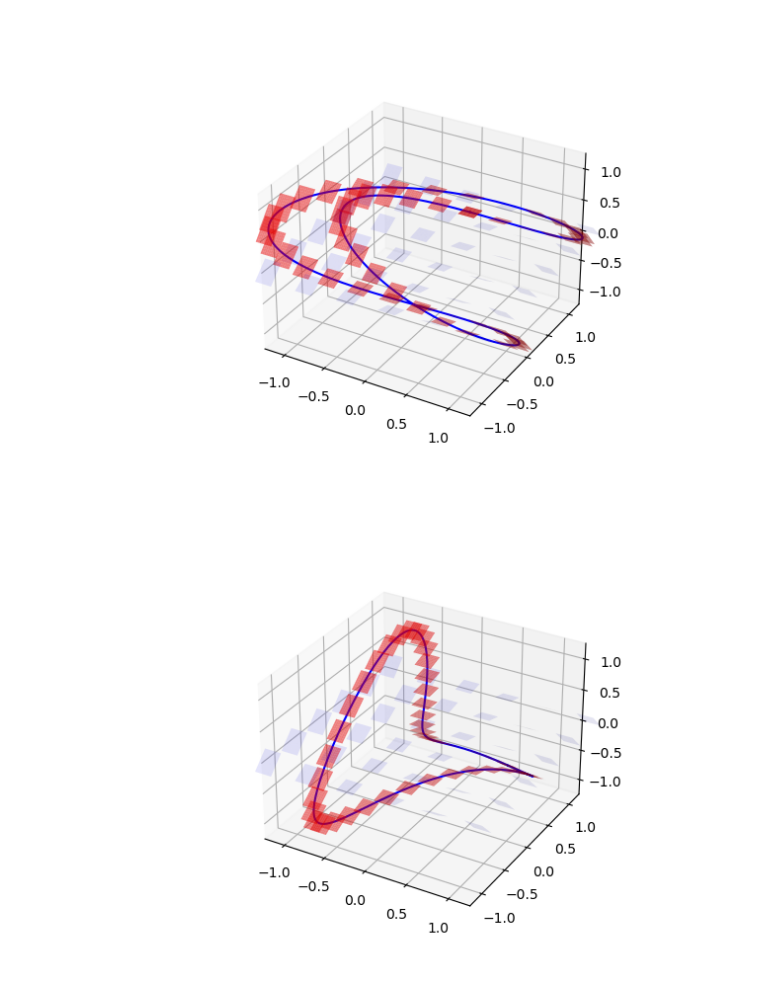
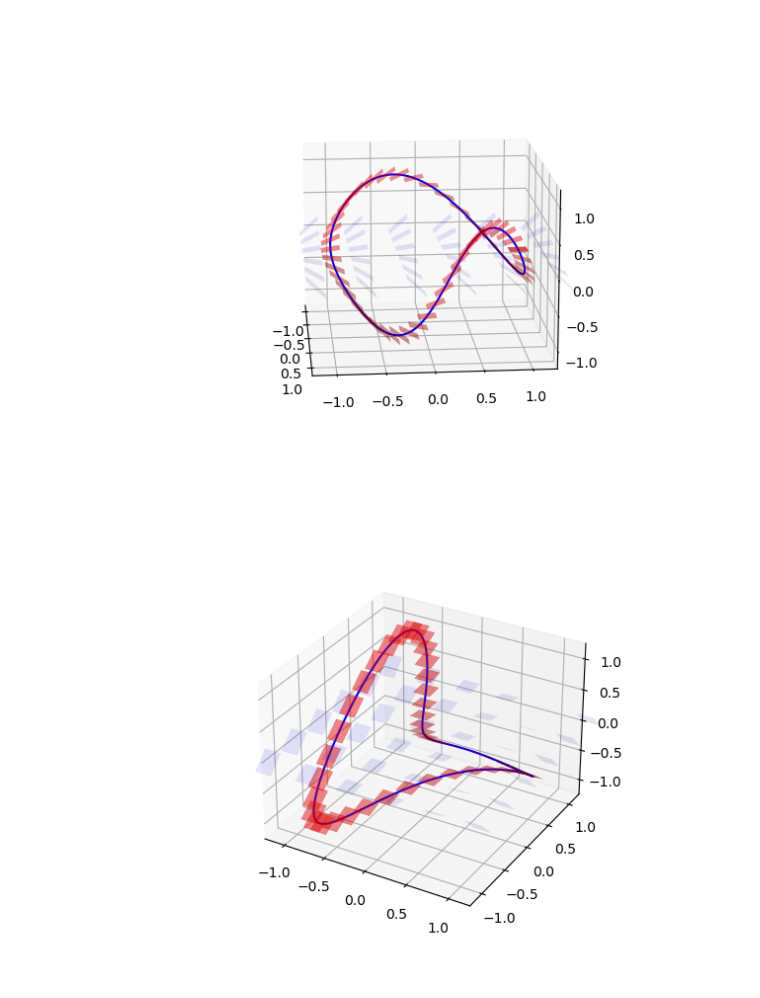
Before and after one commit to slausmeister/knoty, a Jupyter notebook: Knots.ipynb, the cells around one changed output. Cells and saved outputs as stored; diff of their text form; code cells hidden in the pictures.

```diff
--- a/Knots.ipynb
+++ b/Knots.ipynb
@@ -114,29 +114,29 @@ def knot2(ax, form, n):
 # %%
 # Create a 3D plot
 fig = plt.figure()
 ax = fig.add_subplot(111, projection='3d')
 
 form = [0, 'x', 1]
 
 # Generate a grid in the xy plane
 grid_size = 1.2
 step = 0.5
 for x in np.arange(-grid_size, grid_size + step, step):
     for y in np.arange(-grid_size, grid_size + step, step):
         plot_plane(ax, x, y, 0, form, alpha=0.1)
 
 knot1(ax, form, 50)
 
 # Set plot limits
-ax.view_init(elev=10, azim=35)
+ax.view_init(elev=15, azim=-5)
 ax.set_xlim([-grid_size, grid_size])
 ax.set_ylim([-grid_size, grid_size])
 ax.set_zlim([-grid_size, grid_size])
 
 # Show the plot
 plt.show()
 # %% [output]
-[figure, old version]
+[figure, new version]
 # %%
 
 # Create a 3D plot
```
Also changed, not shown: parts of 4 cells of this notebook, 2 other files.
